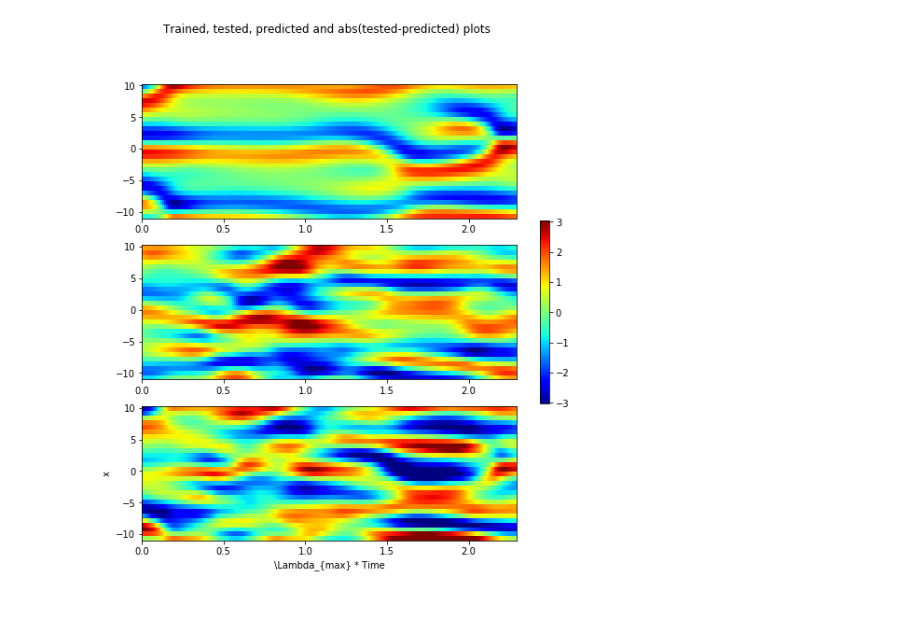
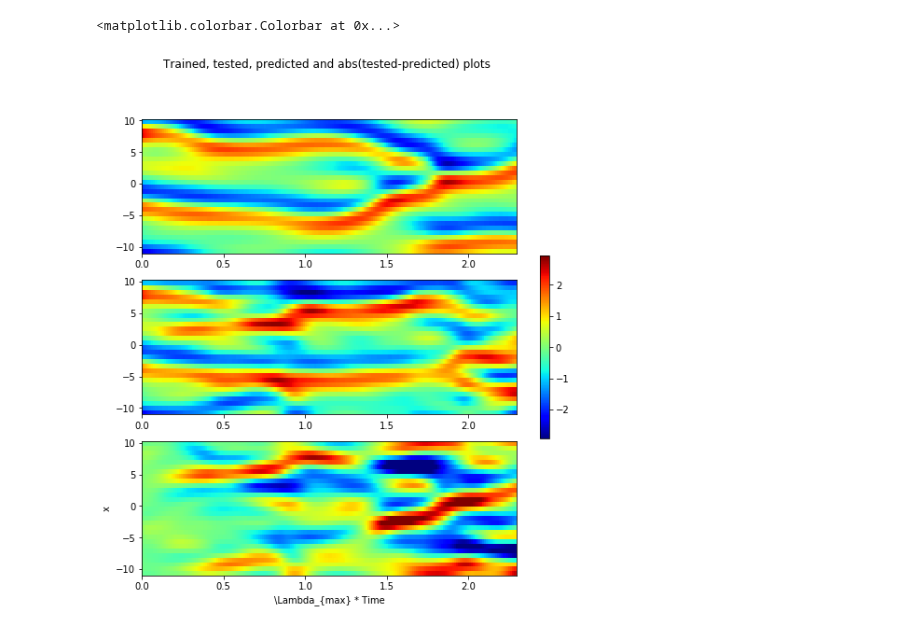
Before and after one commit to jon-dong/reservoir-computing-python, a Jupyter notebook: kuramoto_sivashinsky_matlab.ipynb, the cells around one changed output. Saved outputs shown, nothing was run; the diff lists cells and outputs as text; code cells hidden in the pictures.

```diff
--- a/kuramoto_sivashinsky_matlab.ipynb
+++ b/kuramoto_sivashinsky_matlab.ipynb
@@ -61,13 +62,16 @@ Training score: 0.999668966928922
+# %%
+# testing data
+# ks_data_test, _, _ = data1D.kuramoto_sivashinsky_matlab(sequence_length=n_test, n_sequence=n_sequence, spatial_points=spatial_points)
+# ks_data_test = ks_data_origin
+
+parallel = 300
+ks_data_test = ks_data_origin[:, n_train:, :]
 # %%
-# testing data
-# ks_data, _, _ = data1D.kuramoto_sivashinsky_matlab(sequence_length=1000, n_sequence=1, spatial_points=spatial_points)
-# ks_data_test = ks_data_origin[:, n_train:n_train+n_test, :]
-ks_data_test, _, _ = data1D.kuramoto_sivashinsky_matlab(sequence_length=n_test, n_sequence=n_sequence, spatial_points=spatial_points)
 # Algorithm testing
-# ref_horizon = 200
-b.forget = forget
-b.parallel_runs = parallel_runs
-pred_output, rmse, rmse_vec = b.predict_and_score(ks_data_test, detailed_score=True)
+# b.forget = n_test - b.pred_horizon*b.rec_pred_steps - parallel
+# b.parallel_runs = parallel_runs
+pred_output, rmse, rmse_vec = b.predict_and_score(ks_data_test, detailed_score=True,
+                                                  parallel=parallel)
 # print(pred_output[:4, :5])
 # print(rmse.shape)
 print(rmse_vec[:5])
@@ -84,5 +88,5 @@ Testing score: 0.0385916335403864
 # %%
-b.forget = forget
+b.forget = n_test - b.pred_horizon*b.rec_pred_steps - parallel
 total_pred = (rmse.shape[1])
 length_input = pred_output.shape[0] - total_pred
 time_input = range(rmse.shape[0])
@@ -108,0 +113,8 @@ plt.show;
+# %%
+plt.figure(2,figsize=(10,2))
+plt.title('rmse for phase encoding')
+plt.ylabel('input length')
+plt.xlabel('\Lambda_{max} * Time')
+im=plt.pcolormesh( rmse[120:130,:], cmap='gist_heat')
+plt.colorbar(im)
+plt.show;
@@ -109,5 +123,5 @@ plt.show;
 # %%
-n_input = 700
+n_input = 123
 # i=0
 # time = (tt[0:n_input] if i==0 else tt[0:total_pred])*lyap_exp
 # total_pred = b.pred_horizon*b.rec_pred_steps
@@ -126,31 +140,32 @@ vmax = max(abs(np.concatenate((targetted_data,input_data)).flatten()))
 vmin = -vmax
 
 # plot training data
 fig, axs = plt.subplots(3, 1, sharex=False, figsize=(9,9))
 plt.suptitle('Trained, tested, predicted and abs(tested-predicted) plots                       ')
 plt.ylabel('x')
 plt.xlabel('\Lambda_{max} * Time')
 # print(targetted_data.shape)
 # print(prediction.shape)
 # datum = [input_data, targetted_data, prediction, np.abs(targetted_data-prediction)]
 datum = [targetted_data, prediction, targetted_data-prediction]
 # print(datum[0].shape)
 # time = (tt[0:n_input+b.forget] if i==0 else tt[0:total_pred])*lyap_exp
 # xx_axs, time_axs = np.mgrid[xx, time]
 xx_axs = np.zeros((spatial_points, total_pred))
 time_axs = np.zeros((spatial_points, total_pred))
 for i in range(total_pred):
     xx_axs[:, i] = xx
 for i in range(spatial_points):
     time_axs[i, :] = (tt[n_input+b.forget:n_input+b.forget+total_pred]-tt[n_input+b.forget])*lyap_exp
 for i in range(3):
     # im=axs[i].pcolormesh(time, xx, datum[i].T, cmap='viridis', vmin=vmin, vmax=vmax)
     im=axs[i].pcolormesh(time_axs, xx_axs, datum[i].T, cmap=plt.get_cmap('jet'), vmin=vmin, vmax=vmax)
 fig.colorbar(im, ax=axs.ravel().tolist(), shrink=0.4)
 
 # plt.figure(3,figsize=(9,2.5))
 # im=plt.pcolormesh(time_axs, xx_axs, datum[2].T, cmap='gray')
 # plt.colorbar(im)
 # # plt.savefig('DND_input_data.png')
 # %% [output]
+<matplotlib.colorbar.Colorbar at 0x...>
-[figure, old version]
+[figure, new version]
```
Also changed, not shown: parts of 8 cells of this notebook, 2 other files.
